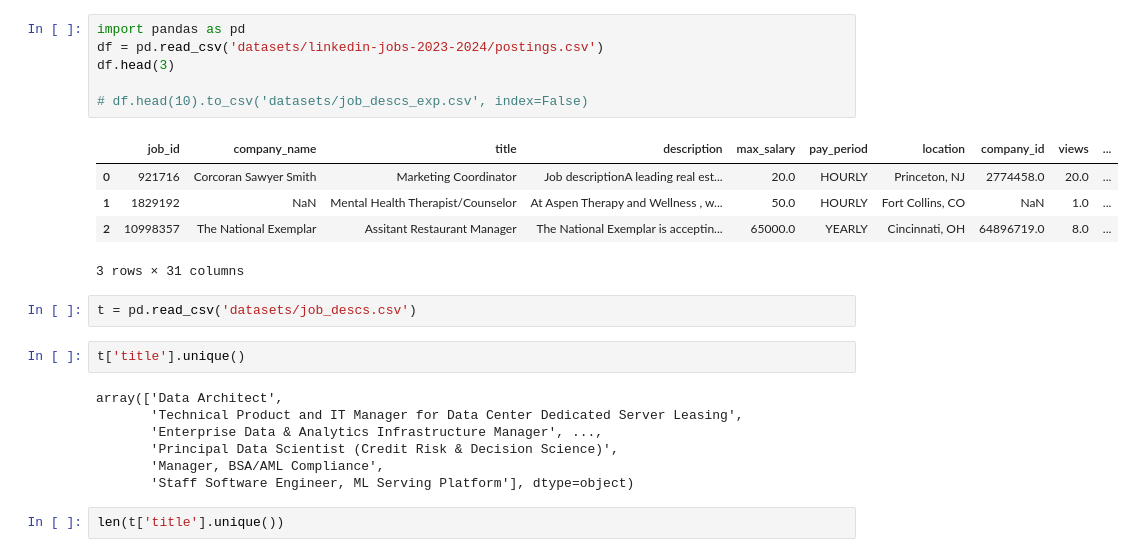
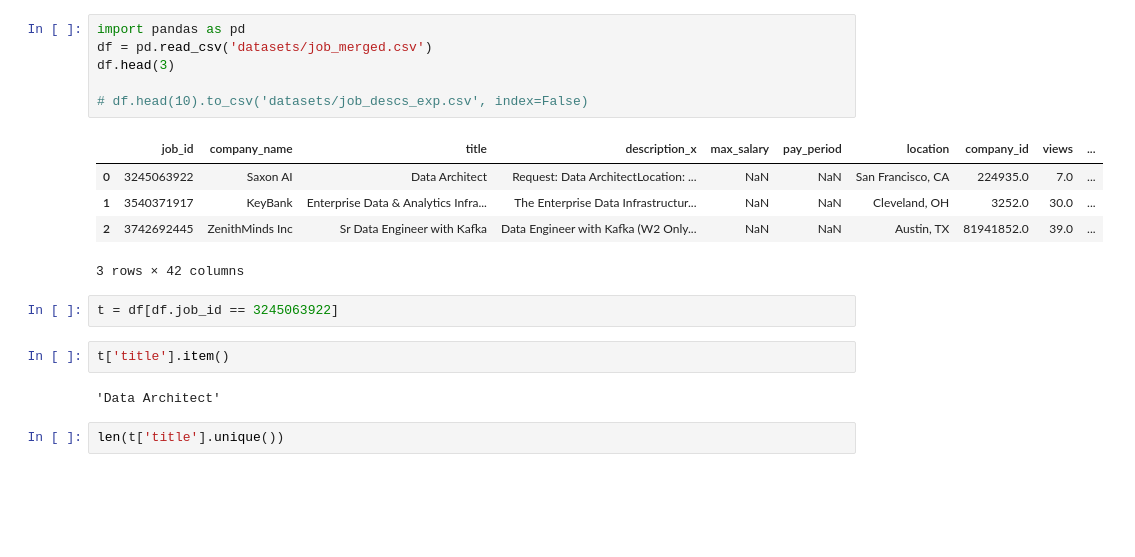
Before and after one commit to HaiNguyen2903/JobSeekAssistant, a Jupyter notebook: test.ipynb, the cells around one changed output. Drawn from its saved outputs; the diff is of its cells as text; blank space fills up the shorter version.

```diff
--- a/test.ipynb
+++ b/test.ipynb
@@ -1,26 +1,21 @@
 # %%
 import pandas as pd
-df = pd.read_csv('datasets/linkedin-jobs-2023-2024/postings.csv')
+df = pd.read_csv('datasets/job_merged.csv')
 df.head(3)
 
 # df.head(10).to_csv('datasets/job_descs_exp.csv', index=False)
 # %% [output]
-|  | job_id | company_name | title | description | max_salary | pay_period | location | company_id | views | ... |
-| 0 | 921716 | Corcoran Sawyer Smith | Marketing Coordinator | Job descriptionA leading real est... | 20.0 | HOURLY | Princeton, NJ | 2774458.0 | 20.0 | ... |
-| 1 | 1829192 | NaN | Mental Health Therapist/Counselor | At Aspen Therapy and Wellness , w... | 50.0 | HOURLY | Fort Collins, CO | NaN | 1.0 | ... |
-| 2 | 10998357 | The National Exemplar | Assitant Restaurant Manager | The National Exemplar is acceptin... | 65000.0 | YEARLY | Cincinnati, OH | 64896719.0 | 8.0 | ... |
+|  | job_id | company_name | title | description_x | max_salary | pay_period | location | company_id | views | ... |
+| 0 | 3245063922 | Saxon AI | Data Architect | Request: Data ArchitectLocation: ... | NaN | NaN | San Francisco, CA | 224935.0 | 7.0 | ... |
+| 1 | 3540371917 | KeyBank | Enterprise Data & Analytics Infra... | The Enterprise Data Infrastructur... | NaN | NaN | Cleveland, OH | 3252.0 | 30.0 | ... |
+| 2 | 3742692445 | ZenithMinds Inc | Sr Data Engineer with Kafka | Data Engineer with Kafka (W2 Only... | NaN | NaN | Austin, TX | 81941852.0 | 39.0 | ... |
-3 rows × 31 columns
+3 rows × 42 columns
-# %%
-t = pd.read_csv('datasets/job_descs.csv')
+# %%
+t = df[df.job_id == 3245063922]
 # %%
-t['title'].unique()
+t['title'].item()
 # %% [output]
-array(['Data Architect',
-       'Technical Product and IT Manager for Data Center Dedicated Server Leasing',
-       'Enterprise Data & Analytics Infrastructure Manager', ...,
-       'Principal Data Scientist (Credit Risk & Decision Science)',
-       'Manager, BSA/AML Compliance',
-       'Staff Software Engineer, ML Serving Platform'], dtype=object)
+'Data Architect'
 # %%
 len(t['title'].unique())
 # %% [output]
```
Also changed, not shown: 21 other files.
